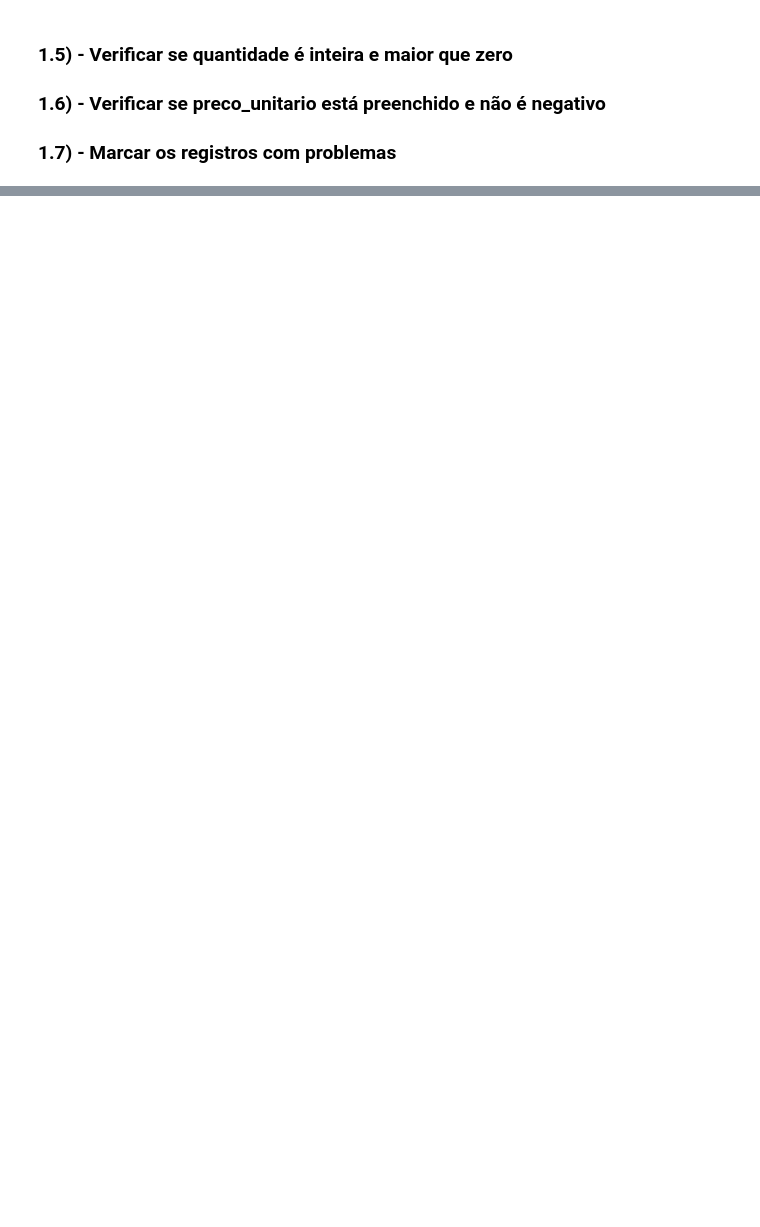
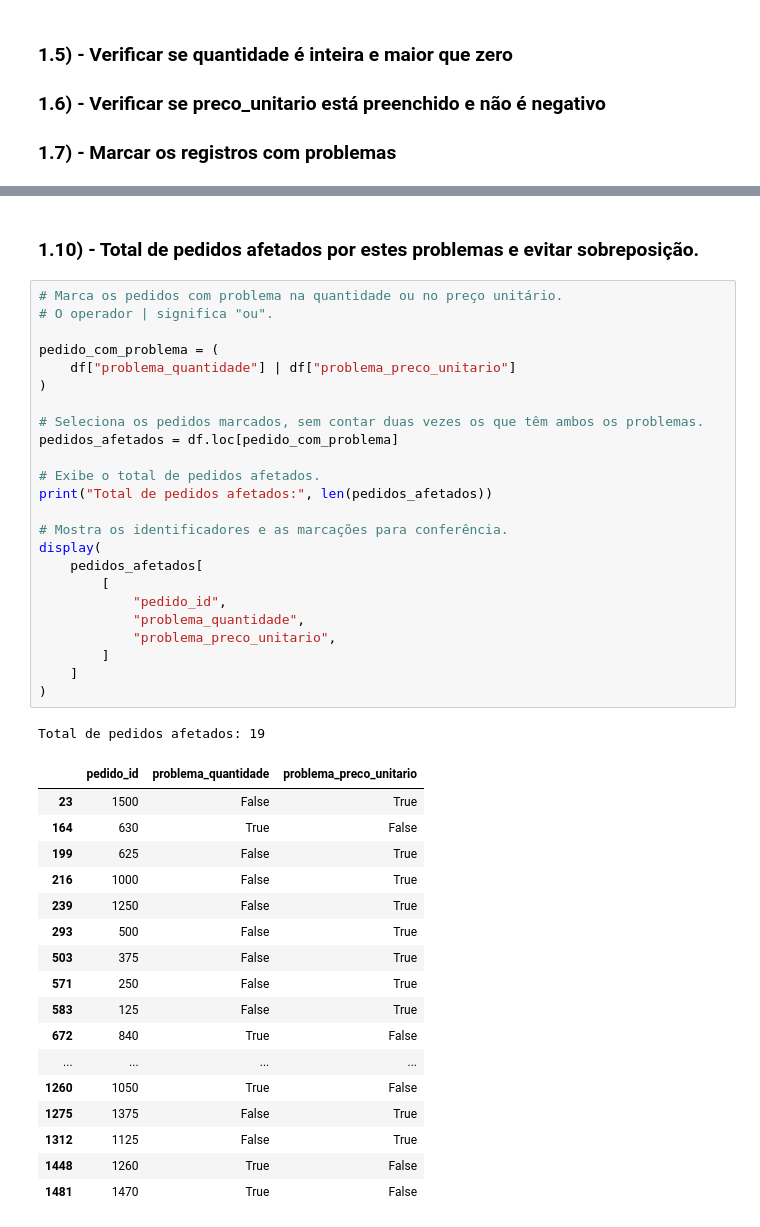
Before and after one commit to fep84/sctec_mini-projeto_avaliativo, a Jupyter notebook: sctec_mini-projeto_avaliativo.ipynb, the cells around one changed output, grey strips where cells are left out. Drawn from its saved outputs; the diff is of its cells as text; blank space fills up the shorter version.

```diff
--- a/sctec_mini-projeto_avaliativo.ipynb
+++ b/sctec_mini-projeto_avaliativo.ipynb
@@ -69,0 +121,45 @@ df["tem_problema_numerico"] = (
+# %% [markdown]
+### 1.10) - Total de pedidos afetados por estes problemas e evitar sobreposição.
+# %%
+# Marca os pedidos com problema na quantidade ou no preço unitário.
+# O operador | significa "ou".
+
+pedido_com_problema = (
+    df["problema_quantidade"] | df["problema_preco_unitario"]
+)
+
+# Seleciona os pedidos marcados, sem contar duas vezes os que têm ambos os problemas.
+pedidos_afetados = df.loc[pedido_com_problema]
+
+# Exibe o total de pedidos afetados.
+print("Total de pedidos afetados:", len(pedidos_afetados))
+
+# Mostra os identificadores e as marcações para conferência.
+display(
+    pedidos_afetados[
+        [
+            "pedido_id",
+            "problema_quantidade",
+            "problema_preco_unitario",
+        ]
+    ]
+)
+# %% [output]
+Total de pedidos afetados: 19
+|  | pedido_id | problema_quantidade | problema_preco_unitario |
+| 23 | 1500 | False | True |
+| 164 | 630 | True | False |
+| 199 | 625 | False | True |
+| 216 | 1000 | False | True |
+| 239 | 1250 | False | True |
+| 293 | 500 | False | True |
+| 503 | 375 | False | True |
+| 571 | 250 | False | True |
+| 583 | 125 | False | True |
+| 672 | 840 | True | False |
+| ... | ... | ... | ... |
+| 1260 | 1050 | True | False |
+| 1275 | 1375 | False | True |
+| 1312 | 1125 | False | True |
+| 1448 | 1260 | True | False |
+| 1481 | 1470 | True | False |
```
Also changed, not shown: parts of 59 cells of this notebook, 2 other files.
